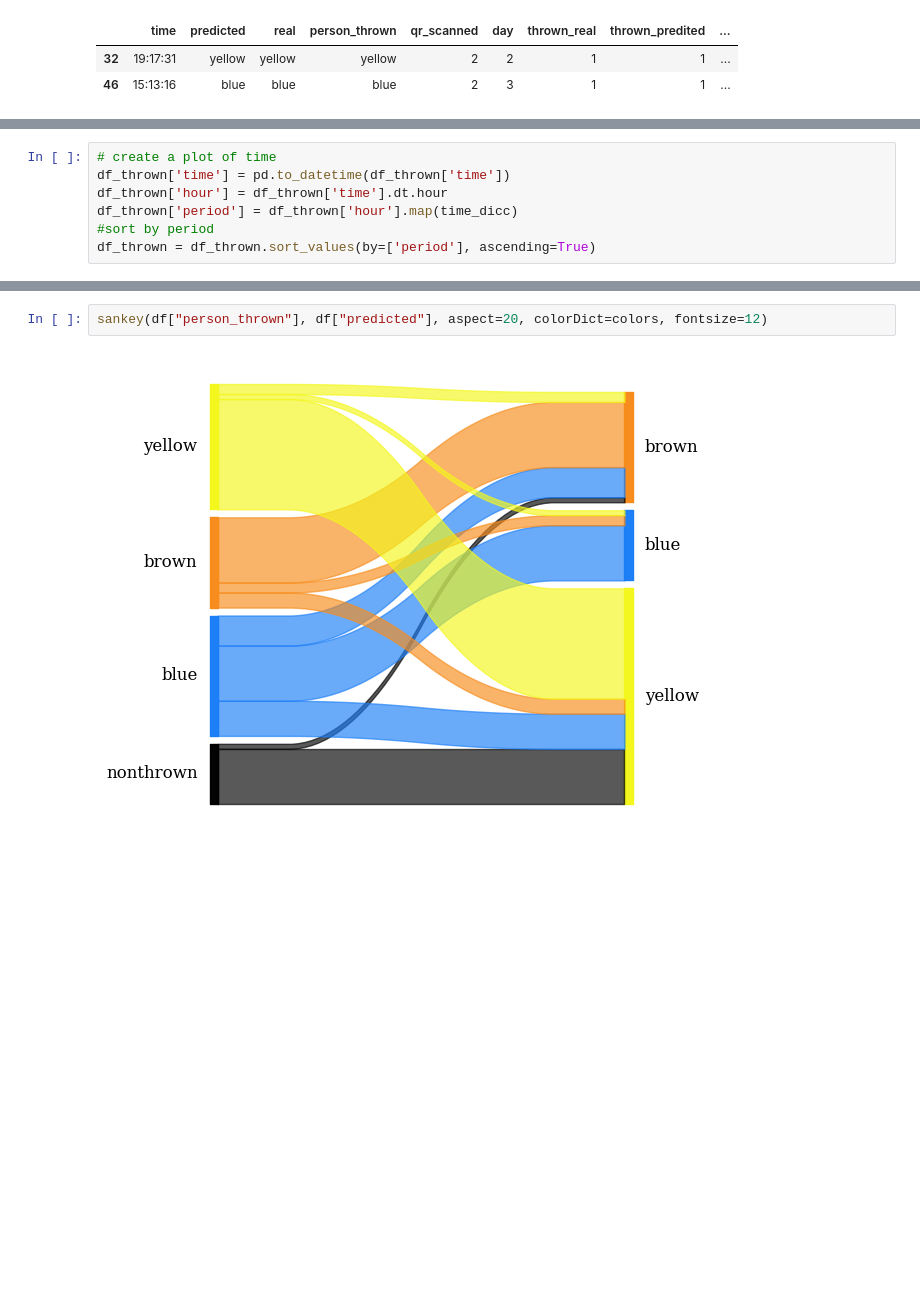
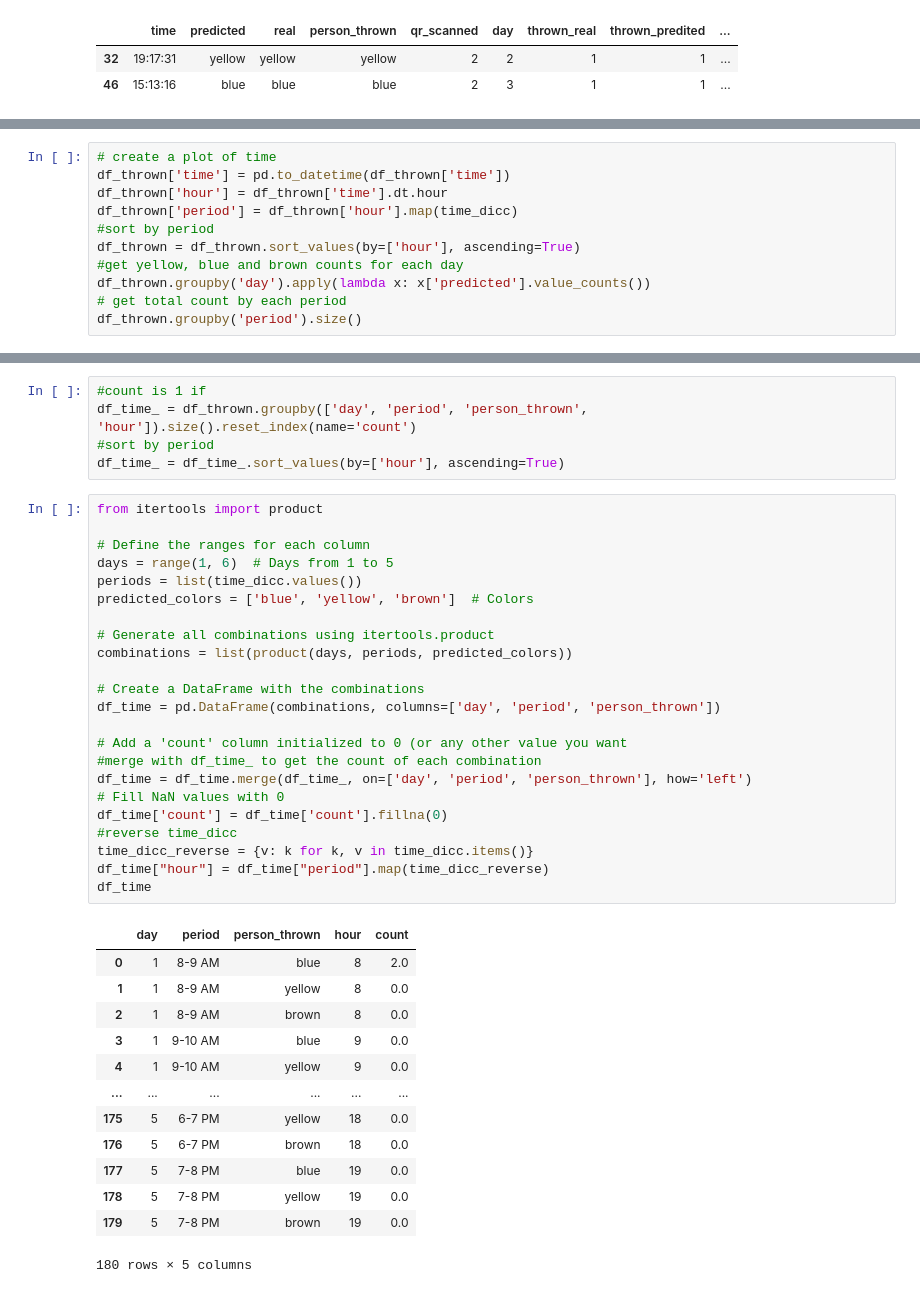
Before and after one commit to IERoboticsAILab/iTrash, a Jupyter notebook: post-experiments/data_analysis/analytics_itrash.ipynb, the cells around one changed output, grey strips where cells are left out. Cells and saved outputs as stored; diff of their text form; blank space fills up the shorter version.

```diff
--- a/post-experiments/data_analysis/analytics_itrash.ipynb
+++ b/post-experiments/data_analysis/analytics_itrash.ipynb
@@ -970,4 +511,8 @@ df_thrown['time'] = pd.to_datetime(df_thrown['time'])
 df_thrown['hour'] = df_thrown['time'].dt.hour
 df_thrown['period'] = df_thrown['hour'].map(time_dicc)
 #sort by period
-df_thrown = df_thrown.sort_values(by=['period'], ascending=True)
+df_thrown = df_thrown.sort_values(by=['hour'], ascending=True)
+#get yellow, blue and brown counts for each day
+df_thrown.groupby('day').apply(lambda x: x['predicted'].value_counts())
+# get total count by each period
+df_thrown.groupby('period').size()
@@ -1158,4 +549,42 @@ sankey(df["predicted"], df["person_thrown"], aspect=20, colorDict=colors, fontsi
-# %%
-sankey(df["person_thrown"], df["predicted"], aspect=20, colorDict=colors, fontsize=12)
-# %% [output]
-[figure, removed]
+# %%
+#count is 1 if
+df_time_ = df_thrown.groupby(['day', 'period', 'person_thrown', 'hour']).size().reset_index(name='count')
+#sort by period
+df_time_ = df_time_.sort_values(by=['hour'], ascending=True)
+# %%
+from itertools import product
+
+# Define the ranges for each column
+days = range(1, 6)  # Days from 1 to 5
+periods = list(time_dicc.values())
+predicted_colors = ['blue', 'yellow', 'brown']  # Colors
+
+# Generate all combinations using itertools.product
+combinations = list(product(days, periods, predicted_colors))
+
+# Create a DataFrame with the combinations
+df_time = pd.DataFrame(combinations, columns=['day', 'period', 'person_thrown'])
+
+# Add a 'count' column initialized to 0 (or any other value you want
+#merge with df_time_ to get the count of each combination
+df_time = df_time.merge(df_time_, on=['day', 'period', 'person_thrown'], how='left')
+# Fill NaN values with 0
+df_time['count'] = df_time['count'].fillna(0)
+#reverse time_dicc
+time_dicc_reverse = {v: k for k, v in time_dicc.items()}
+df_time["hour"] = df_time["period"].map(time_dicc_reverse)
+df_time
+# %% [output]
+|  | day | period | person_thrown | hour | count |
+| 0 | 1 | 8-9 AM | blue | 8 | 2.0 |
+| 1 | 1 | 8-9 AM | yellow | 8 | 0.0 |
+| 2 | 1 | 8-9 AM | brown | 8 | 0.0 |
+| 3 | 1 | 9-10 AM | blue | 9 | 0.0 |
+| 4 | 1 | 9-10 AM | yellow | 9 | 0.0 |
+| ... | ... | ... | ... | ... | ... |
+| 175 | 5 | 6-7 PM | yellow | 18 | 0.0 |
+| 176 | 5 | 6-7 PM | brown | 18 | 0.0 |
+| 177 | 5 | 7-8 PM | blue | 19 | 0.0 |
+| 178 | 5 | 7-8 PM | yellow | 19 | 0.0 |
+| 179 | 5 | 7-8 PM | brown | 19 | 0.0 |
+180 rows × 5 columns
```
Also changed, not shown: parts of 143 cells of this notebook.
